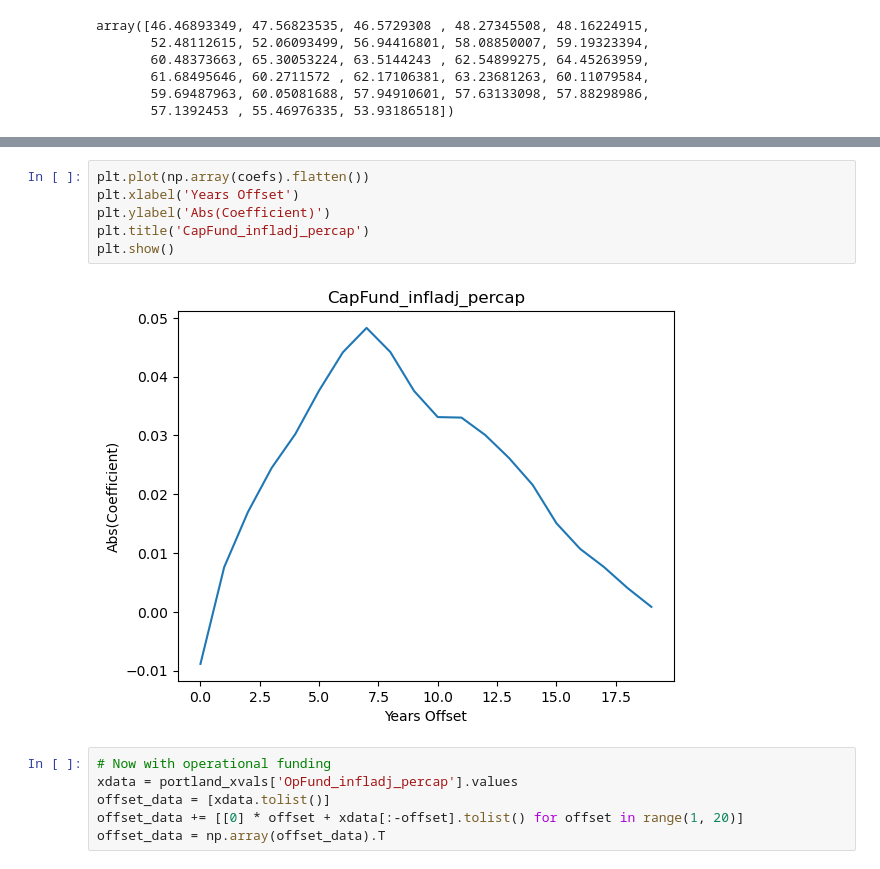
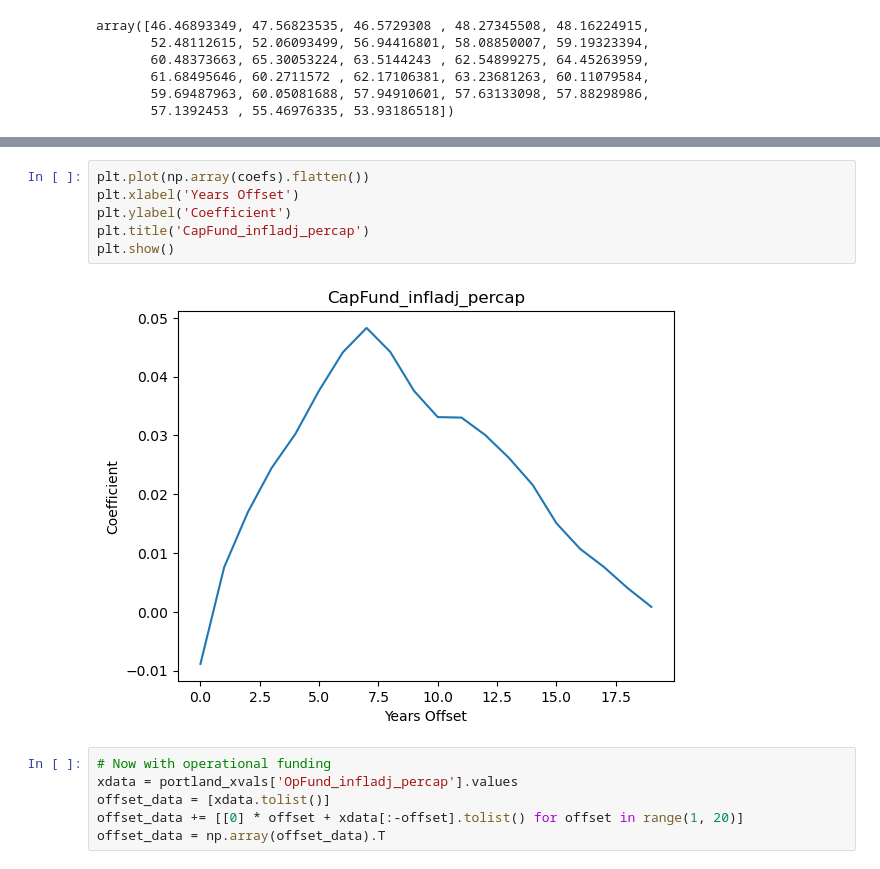
Before and after one commit to lodubay/transit-ridership, a Jupyter notebook: notebooks/time_series_LD.ipynb, the cells around one changed output, grey strips where cells are left out. Drawn from its saved outputs; the diff is of its cells as text.

```diff
--- a/notebooks/time_series_LD.ipynb
+++ b/notebooks/time_series_LD.ipynb
@@ -440,11 +440,11 @@ coefs
 # %%
 plt.plot(np.array(coefs).flatten())
 plt.xlabel('Years Offset')
-plt.ylabel('Abs(Coefficient)')
+plt.ylabel('Coefficient')
 plt.title('CapFund_infladj_percap')
 plt.show()
 # %% [output]
-[figure, old version]
+[figure, new version]
 # %%
 # Now with operational funding
 xdata = portland_xvals['OpFund_infladj_percap'].values
```
Also changed, not shown: parts of 5 cells of this notebook, 5 other files.
